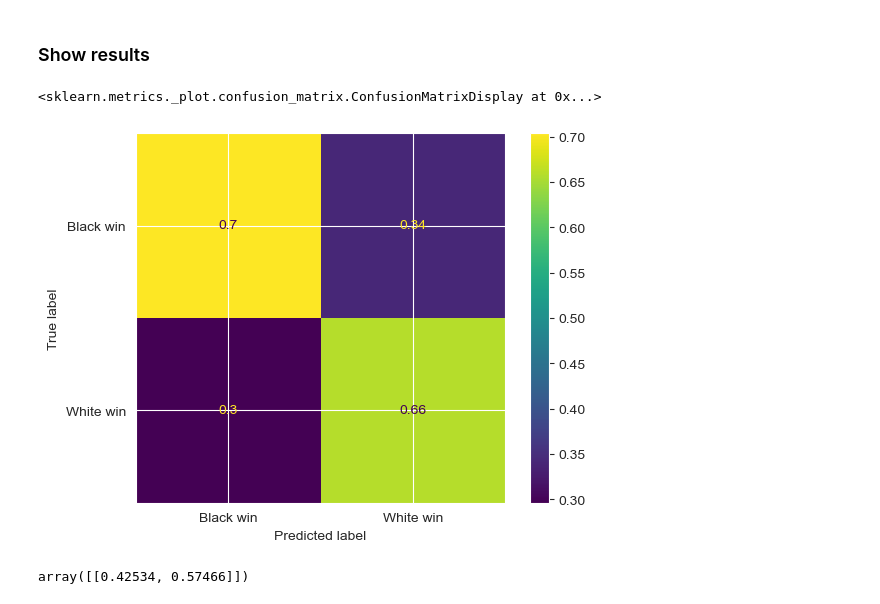
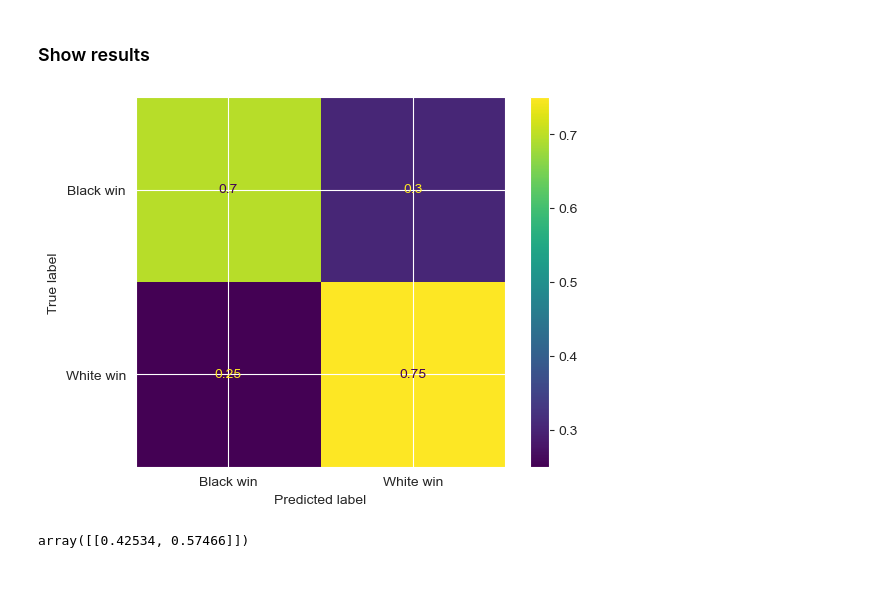
Before and after one commit to SandroMartens/Lichess-Win-Predictions, a Jupyter notebook: win_prob.ipynb, the cells around one changed output. Cells and saved outputs as stored; diff of their text form; code cells hidden in the pictures.

Commit message:
fixed typo in graph, more readme

```diff
--- a/win_prob.ipynb
+++ b/win_prob.ipynb
@@ -75,7 +75,7 @@ random_state = 42
 features = [
     "eval",
     # "ply",
-    # "elo_dif",
+    "elo_dif",
 ]
 
 X = data2[features]
@@ -155,19 +155,20 @@ L1 Ratio: [0.0]
 # %%
 ConfusionMatrixDisplay.from_estimator(
     model,
     X_test,
     y_test,
     sample_weight=weights_test,
-    normalize="pred",
+    normalize="true",
     display_labels=[
         "Black win",
         # "Draw",
         "White win",
     ],
 )
+
+plt.savefig("images\\tmp\\confusion_matrix_with_elo.png", dpi=300, facecolor='white')
 # %% [output]
-<sklearn.metrics._plot.confusion_matrix.ConfusionMatrixDisplay at 0x...>
-[figure, old version]
+[figure, new version]
 # %%
 def p(X, exponent, intercept):
     p = 1 / (1 + np.exp(-X * exponent - intercept))
```
Also changed, not shown: parts of 1 cell of this notebook, 5 other files.
